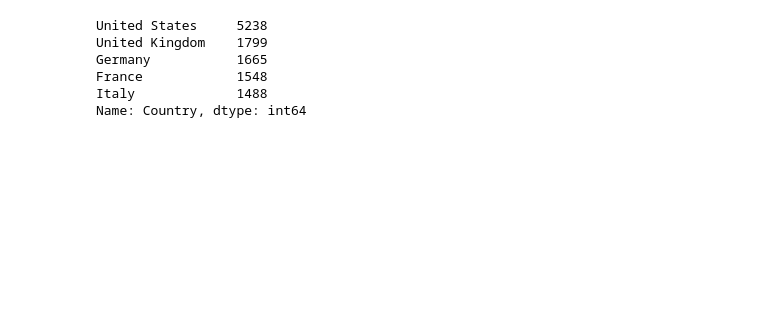
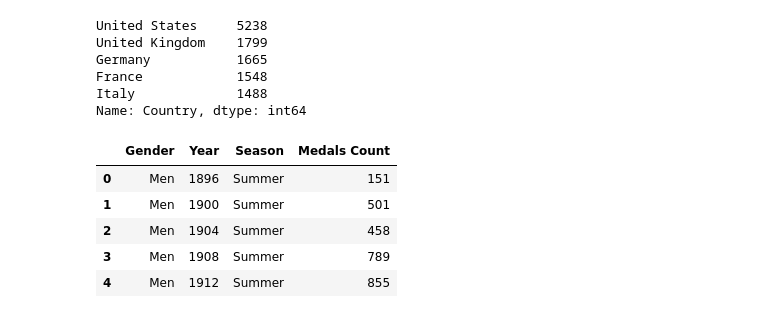
Before and after one commit to brittney-joyce/Olympic-Data-Analysis, a Jupyter notebook: Olympic_Medal_Analysis.ipynb, the cells around one changed output. Drawn from its saved outputs; the diff is of its cells as text; code cells hidden in the pictures; blank space fills up the shorter version.

```diff
--- a/Olympic_Medal_Analysis.ipynb
+++ b/Olympic_Medal_Analysis.ipynb
@@ -28,3 +28,21 @@ Germany           1665
 France            1548
 Italy             1488
 Name: Country, dtype: int64
+# %%
+#gender analysis by year
+gender_analysis = pd.DataFrame( {"Medals Count":medals_df.groupby(['Gender','Year', 'Season']).size()} ).reset_index() #.groupby(['Gender','Year'])
+men = gender_analysis[gender_analysis["Gender"] == "Men"]
+women = gender_analysis[gender_analysis["Gender"] == "Women"]
+gender_analysis.head()
+
+#dict = {'Gender':grouped_gender_analysis['Gender'],'Year':grouped_gender_analysis['Year'],'Medal Count':grouped_gender_analysis["Medal"].count()}
+
+#gender_analysis = pd.DataFrame(dict)
+#gender_analysis
+# %% [output]
+|  | Gender | Year | Season | Medals Count |
+| 0 | Men | 1896 | Summer | 151 |
+| 1 | Men | 1900 | Summer | 501 |
+| 2 | Men | 1904 | Summer | 458 |
+| 3 | Men | 1908 | Summer | 789 |
+| 4 | Men | 1912 | Summer | 855 |
```
Also changed, not shown: parts of 10 cells of this notebook.
